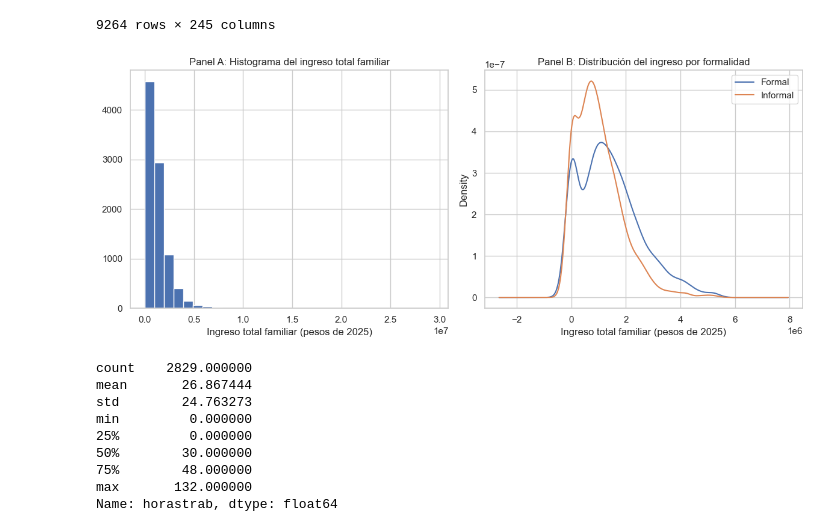
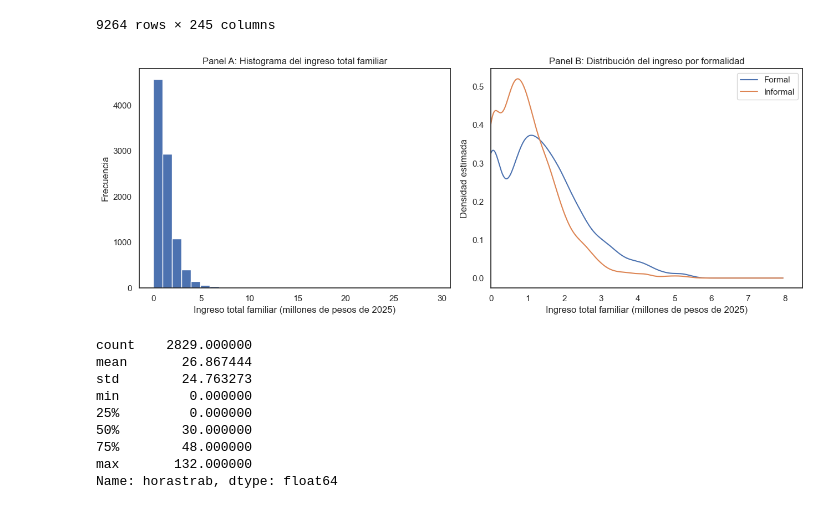
Before and after one commit to mariasolsampogna/E337_Grupo2, a Jupyter notebook: TP2/Tp2.ipynb, the cells around one changed output. Saved outputs shown, nothing was run; the diff lists cells and outputs as text; code cells hidden in the pictures.

```diff
--- a/TP2/Tp2.ipynb
+++ b/TP2/Tp2.ipynb
@@ -38,15 +38,18 @@ Index(['CH04', 'CH06', 'CH07', 'CH08', 'NIVEL_ED', 'ESTADO', 'CAT_INAC',
 # %%
 # Realicemos los graficos pedidoos
 # %%
-sns.set(style="whitegrid")
+sns.set(style="white")
 
 fig, axs = plt.subplots(1, 2, figsize=(12, 5))
+fig.subplots_adjust(wspace=0.35)
 
 # Hagamos el histograma para la variable edad
 
 axs[0].hist(df['CH06'].dropna(), bins=30)
 axs[0].set_title('Panel A: Distribución de edad')
 axs[0].set_xlabel('Edad')
+axs[0].set_ylabel('Frecuencia')
+axs[0].grid(False)
 
 # Ahora construyamos el segundo panel
 
@@ -58,5 +61,9 @@ informales.plot.kde(ax=axs[1], label='Informal')
 
 axs[1].set_title('Panel B: Distribución de edad² por formalidad')
 axs[1].set_xlabel('Edad²')
+axs[1].set_ylabel('Densidad (estimada)')
+axs[1].grid(False)
 axs[1].legend()
+
+plt.savefig('grafico_edades.png', dpi=300, bbox_inches='tight')
 # %% [output]
@@ -264,41 +271,68 @@ df_original2
 | 9263 | 287829 | 2005.0 | 3.0 | 1.0 | 6.0 | 1.0 | 42.0 | N | 27.0 | 227.0 | ... |
 9264 rows × 245 columns
 # %%
-# Construyamos los gráficos pedidos.
+## Construyamos los gráficos pedidos.
+from matplotlib.ticker import ScalarFormatter
 
-sns.set(style="whitegrid")
+sns.set(style="white")
 
-fig, axs = plt.subplots(1, 2, figsize=(12, 5))
+fig, axs = plt.subplots(1, 2, figsize=(13, 5))
+fig.subplots_adjust(wspace=0.45)
+
+# Para que el eje x sea más legible, expresamos el ingreso en millones de pesos de 2025
+df_original2['ingreso_total_familiar_mill'] = df_original2['ingreso_total_familiar'] / 1_000_000
 
 # Hagamos el histograma ITF
 
-axs[0].hist(df_original2['ingreso_total_familiar'].dropna(), bins=30)
+axs[0].hist(df_original2['ingreso_total_familiar_mill'].dropna(), bins=30)
 axs[0].set_title('Panel A: Histograma del ingreso total familiar')
-axs[0].set_xlabel('Ingreso total familiar (pesos de 2025)')
+axs[0].set_xlabel('Ingreso total familiar (millones de pesos de 2025)')
+axs[0].set_ylabel('Frecuencia')
+axs[0].grid(False)
+
+fmt_x0 = ScalarFormatter(useOffset=False)
+fmt_x0.set_scientific(False)
+axs[0].xaxis.set_major_formatter(fmt_x0)
 
 # Pasemos a construir el segundo panel:
 # Acotamos al p99 para evitar que los outliers aplanen el kernel
-p99 = df_original2['ingreso_total_familiar'].quantile(0.99)
+p99 = df_original2['ingreso_total_familiar_mill'].quantile(0.99)
 
 # Vamos a necesitar también agregar la columna de informal como para hacer el segundo gráfico.
-
 df_original2['informal'] = df['informal']
 
-formales = df_original2[df_original2['informal'] == 0]['ingreso_total_familiar'].dropna()
-informales = df_original2[df_original2['informal'] == 1]['ingreso_total_familiar'].dropna()
+# Separamos el ingreso total familiar según condición de formalidad
+formales = df_original2[df_original2['informal'] == 0]['ingreso_total_familiar_mill'].dropna()
+informales = df_original2[df_original2['informal'] == 1]['ingreso_total_familiar_mill'].dropna()
 
+# Graficamos las distribuciones kernel para formales e informales,
+# restringiendo al percentil 99 para que los valores extremos no aplasten la curva
 formales[formales <= p99].plot.kde(ax=axs[1], label='Formal')
 informales[informales <= p99].plot.kde(ax=axs[1], label='Informal')
 
 axs[1].set_title('Panel B: Distribución del ingreso por formalidad')
-axs[1].set_xlabel('Ingreso total familiar (pesos de 2025)')
+axs[1].set_xlabel('Ingreso total familiar (millones de pesos de 2025)')
+axs[1].set_ylabel('Densidad estimada')
 axs[1].legend()
+axs[1].grid(False)
+
+# Como el kernel puede extenderse artificialmente hacia valores negativos,
+# fijamos el límite inferior del eje x en 0
+axs[1].set_xlim(left=0)
+
+fmt_x1 = ScalarFormatter(useOffset=False)
+fmt_x1.set_scientific(False)
+axs[1].xaxis.set_major_formatter(fmt_x1)
+
+fmt_y1 = ScalarFormatter(useOffset=False)
+fmt_y1.set_scientific(False)
+axs[1].yaxis.set_major_formatter(fmt_y1)
 
 plt.tight_layout()
 plt.savefig('grafico_ingresos.png', dpi=300, bbox_inches='tight')
 plt.show()
 # %% [output]
-[figure, old version]
+[figure, new version]
 # %%
 ### Ejercicio 4:
 # %%
```
Also changed, not shown: parts of 17 cells of this notebook.
